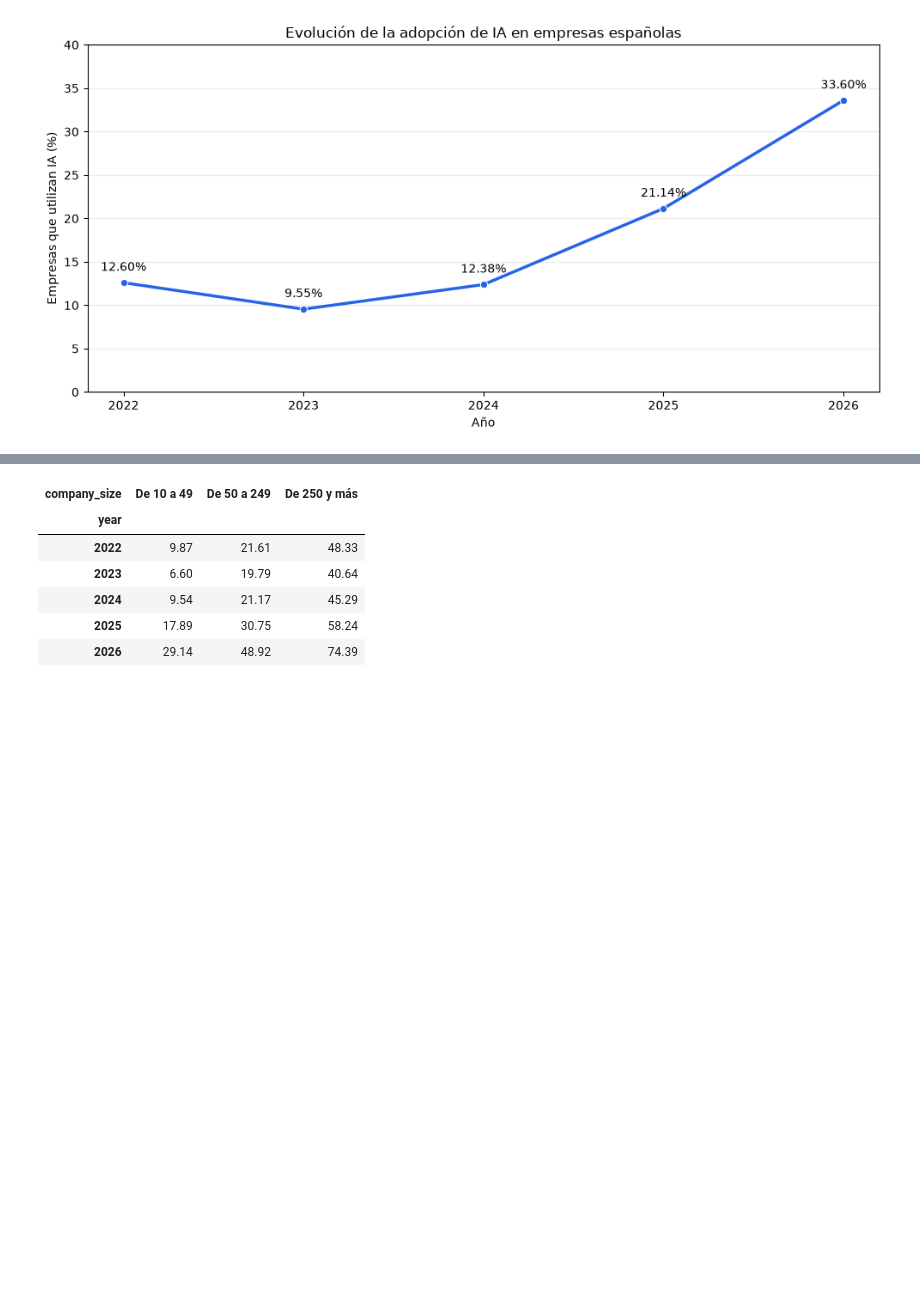
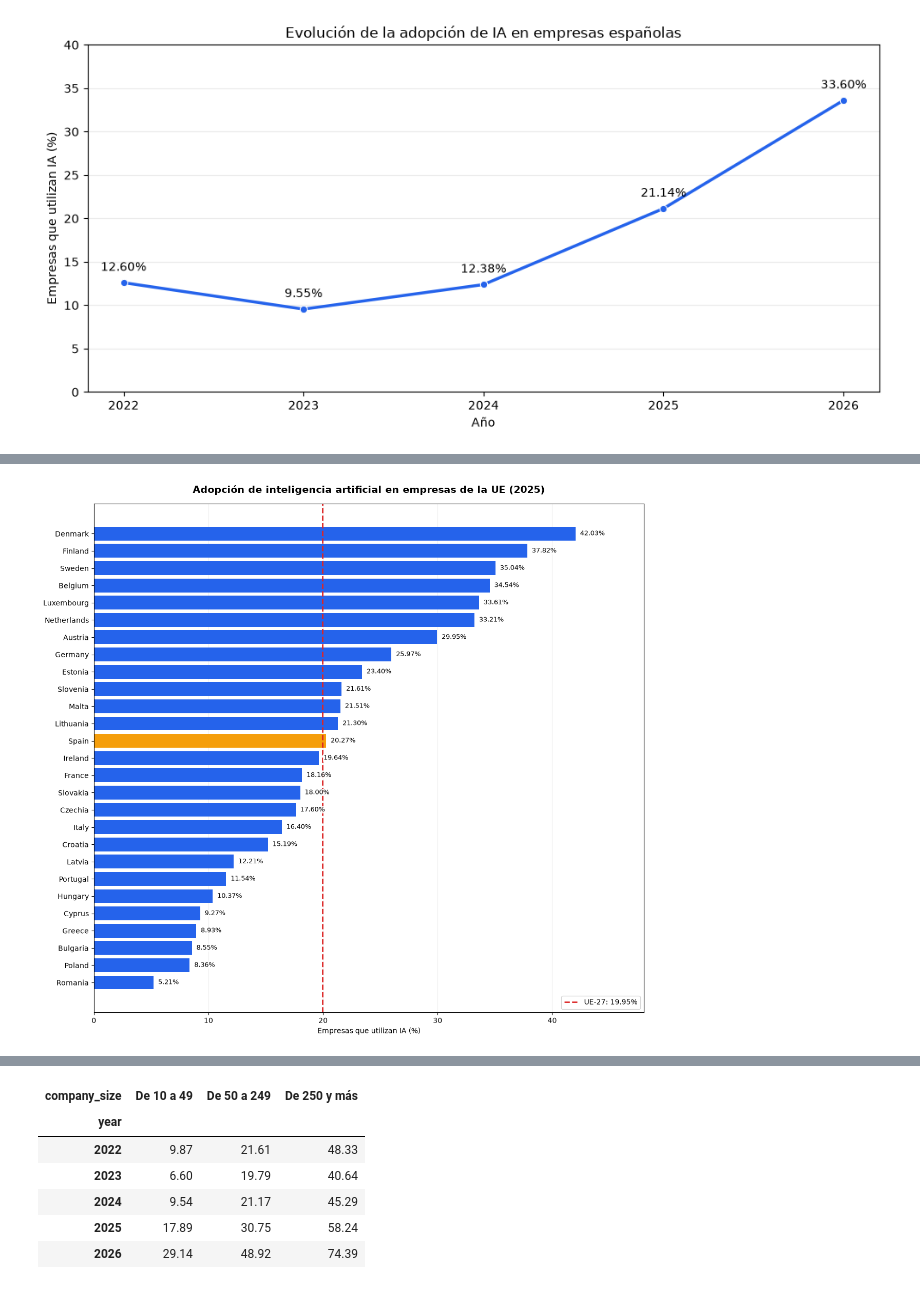
Before and after one commit to sarave-coder/EDA_IA_PRODUCTIVIDAD_ESPANA, a Jupyter notebook: src/main.ipynb, the cells around one changed output, grey strips where cells are left out. Cells and saved outputs as stored; diff of their text form; code cells hidden in the pictures; blank space fills up the shorter version.

```diff
--- a/src/main.ipynb
+++ b/src/main.ipynb
@@ -644,0 +896,14 @@ plt.show()
+# %%
+# H1.2 - Cargar datos de Eurostat
+
+import pandas as pd
+
+df_ue = pd.read_csv("data/raw/datosUE.csv")
+
+print("Dimensiones del dataset:", df_ue.shape)
+
+print("\nColumnas:")
+print(df_ue.columns.tolist())
+
+print("\nPrimeras filas:")
+display(df_ue.head())
@@ -644,0 +1097,74 @@ plt.show()
+# %%
+# H1.2 - Ranking europeo de adopción de IA (2025)
+
+import matplotlib.pyplot as plt
+
+grafico_ue = ranking_ue27.reset_index(drop=True).copy()
+
+# Colores: España destacada y resto de países en azul
+colores = [
+    "#F59E0B" if codigo == "ES" else "#2563EB"
+    for codigo in grafico_ue["geo"]
+]
+
+# Obtener el agregado UE-27 del CSV de Eurostat
+media_ue = df_ranking_ue.loc[
+    df_ranking_ue["geo"] == "EU27_2020",
+    "adopcion_ia_pct"
+].iloc[0]
+
+fig, ax = plt.subplots(figsize=(12, 11))
+
+ax.barh(
+    grafico_ue["pais"],
+    grafico_ue["adopcion_ia_pct"],
+    color=colores
+)
+
+# País con mayor adopción arriba
+ax.invert_yaxis()
+
+# Mostrar porcentajes al final de cada barra
+for i, valor in enumerate(grafico_ue["adopcion_ia_pct"]):
+   ax.text(
+    valor + 0.4,
+    i,
+    f"{valor:.2f}%",
+    va="center",
+    fontsize=9,
+    bbox=dict(
+        facecolor="white",
+        edgecolor="none",
+        alpha=0.85,
+        pad=0.5
+    )
+)
+
+# Línea de referencia de la UE
+ax.axvline(
+    media_ue,
+    color="#DC2626",
+    linestyle="--",
+    linewidth=2,
+    label=f"UE-27: {media_ue:.2f}%"
+)
+
+ax.set_title(
+    "Adopción de inteligencia artificial en empresas de la UE (2025)",
+    fontsize=14,
+    fontweight="bold",
+    pad=15
+)
+
+ax.set_xlabel("Empresas que utilizan IA (%)")
+ax.set_ylabel("")
+ax.set_xlim(0, 48)
+
+ax.legend(loc="lower right")
+ax.grid(axis="x", alpha=0.2)
+ax.set_axisbelow(True)
+
+plt.tight_layout()
+plt.show()
+# %% [output]
+[figure, added]
```
Also changed, not shown: parts of 34 cells of this notebook, 2 other files.
